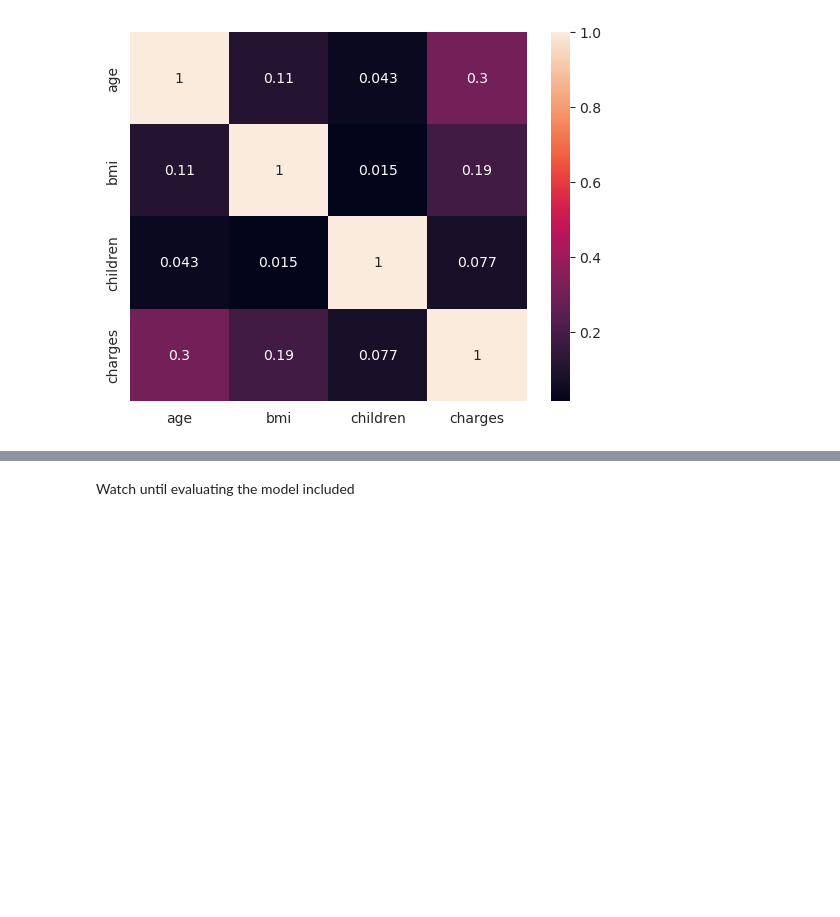
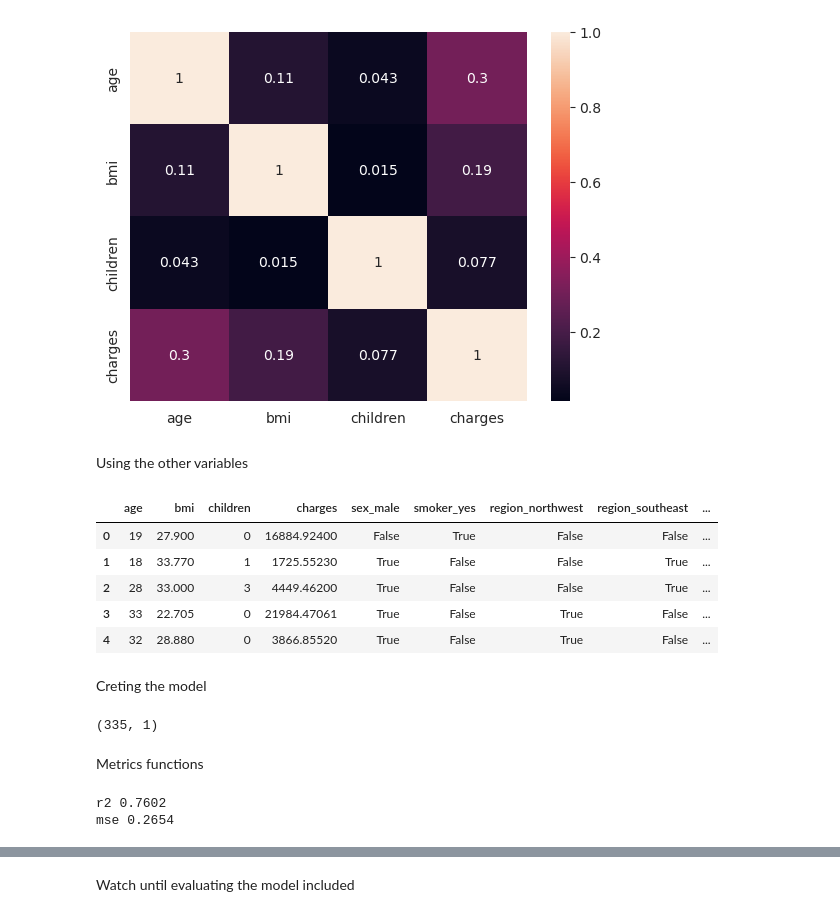
Before and after one commit to alejo-cuello/first-steps-data-science, a Jupyter notebook: 03-final-project.ipynb, the cells around one changed output, grey strips where cells are left out. Saved outputs shown, nothing was run; the diff lists cells and outputs as text; code cells hidden in the pictures; blank space fills up the shorter version.

Commit message:
create the model

```diff
--- a/03-final-project.ipynb
+++ b/03-final-project.ipynb
@@ -51,3 +57,17 @@ sns.heatmap(df[numeric_cols].corr(),annot=True, yticklabels=numeric_cols,xtickla
 # %% [output]
 <Axes: >
 [figure]
+# %% [markdown]
+Using the other variables
+# %%
+df = pd.get_dummies(df, columns=['sex', 'smoker', 'region'], drop_first=True) #Drop_first is used for deleting one column for each cathegorical, using the value (0,0) for representing it
+df.head()
+# %% [output]
+|  | age | bmi | children | charges | sex_male | smoker_yes | region_northwest | region_southeast | ... |
+| 0 | 19 | 27.900 | 0 | 16884.92400 | False | True | False | False | ... |
+| 1 | 18 | 33.770 | 1 | 1725.55230 | True | False | False | True | ... |
+| 2 | 28 | 33.000 | 3 | 4449.46200 | True | False | False | True | ... |
+| 3 | 33 | 22.705 | 0 | 21984.47061 | True | False | True | False | ... |
+| 4 | 32 | 28.880 | 0 | 3866.85520 | True | False | True | False | ... |
+# %% [markdown]
+Creting the model
@@ -53,0 +93,15 @@ sns.heatmap(df[numeric_cols].corr(),annot=True, yticklabels=numeric_cols,xtickla
+# %%
+y_pred.shape
+# %% [output]
+(335, 1)
+# %% [markdown]
+Metrics functions
+# %%
+mse = metrics.mean_squared_error(y_test, y_pred)
+r2 = metrics.r2_score(y_test, y_pred)
+
+print('r2', round(r2,4)) #Up to 0.75 is a good value
+print('mse', round(mse,4))
+# %% [output]
+r2 0.7602
+mse 0.2654
```
Also changed, not shown: parts of 4 cells of this notebook.
